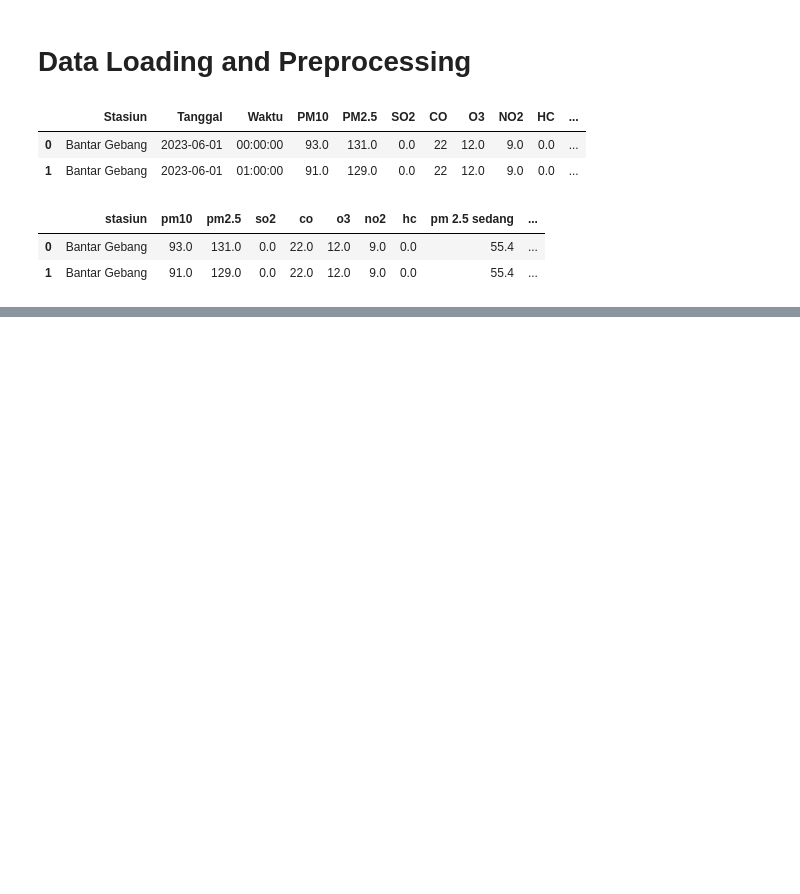
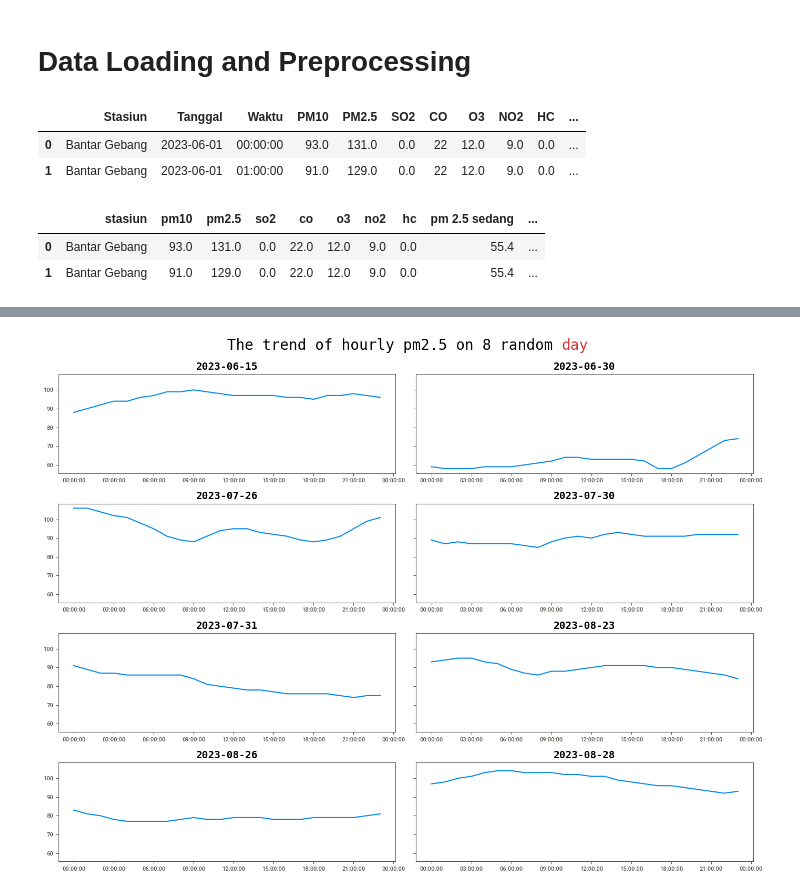
Before and after one commit to amrirasyidi/air_quality_forecasting, a Jupyter notebook: notebooks/1_klhk_jakarta_exploration.ipynb, the cells around one changed output, grey strips where cells are left out. Saved outputs shown, nothing was run; the diff lists cells and outputs as text; code cells hidden in the pictures; blank space fills up the shorter version.

```diff
--- a/notebooks/1_klhk_jakarta_exploration.ipynb
+++ b/notebooks/1_klhk_jakarta_exploration.ipynb
@@ -114,0 +113,12 @@ plt.tight_layout()
+# %%
+used_stasiun = "Bekasi Kayuringin"
+filtered_df = processed_df[processed_df['stasiun']==used_stasiun]
+# %%
+visualization.timely_plot(
+    df = filtered_df,
+    time_granularity='day',
+    x='read_time',
+    y='pm2.5'
+)
+# %% [output]
+[figure, added]
```
Also changed, not shown: parts of 18 cells of this notebook, 4 other files.
